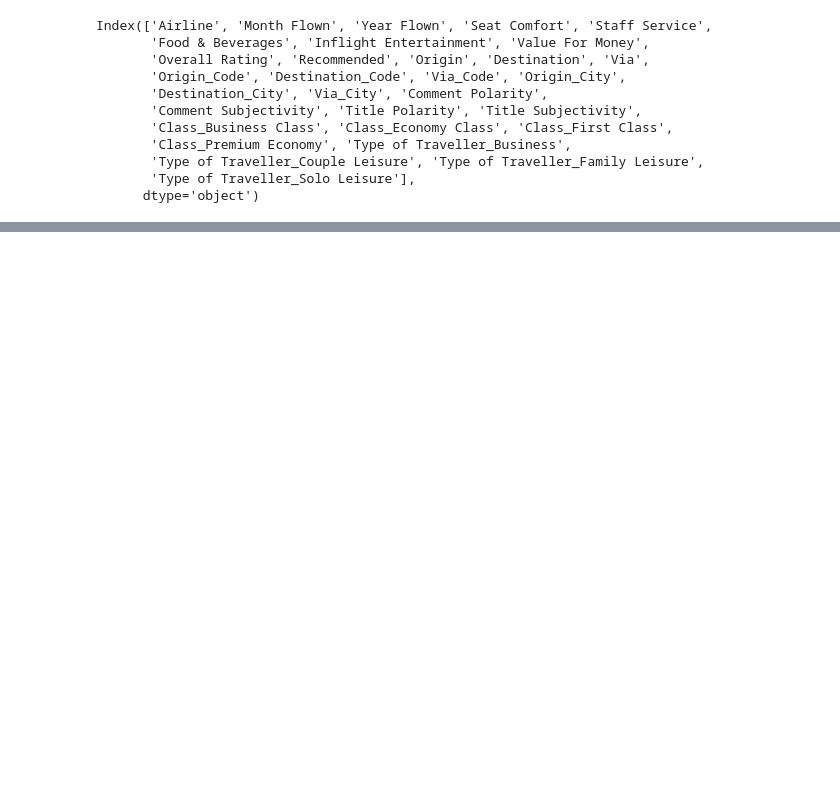
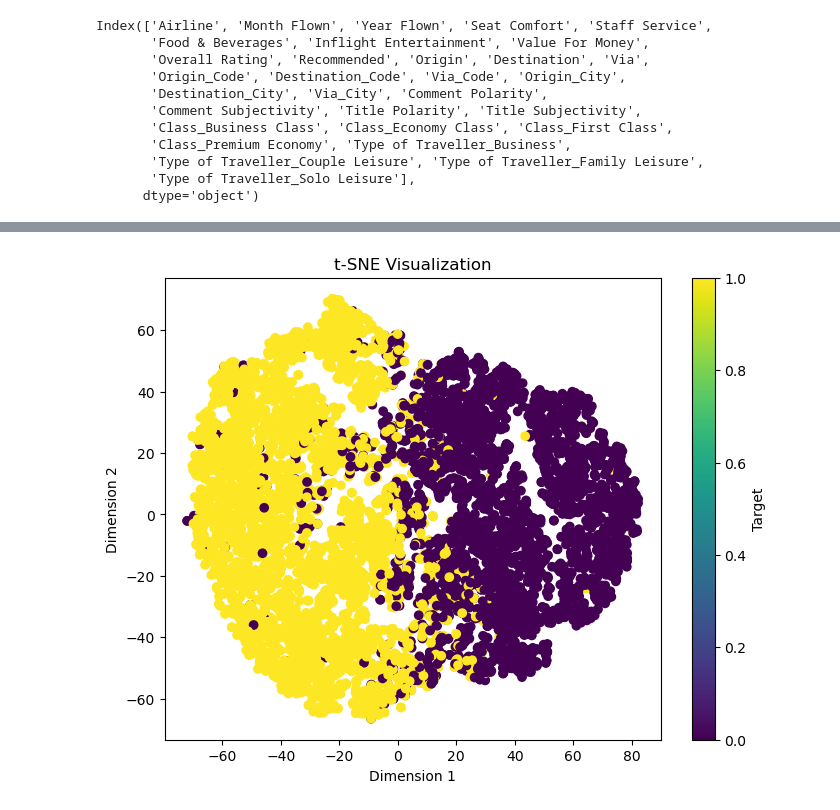
Before and after one commit to HasmigG/Airline_Passenger_Satisfaction_Analysis, a Jupyter notebook: etl_3.ipynb, the cells around one changed output, grey strips where cells are left out. Saved outputs shown, nothing was run; the diff lists cells and outputs as text; code cells hidden in the pictures; blank space fills up the shorter version.

```diff
--- a/etl_3.ipynb
+++ b/etl_3.ipynb
@@ -369,0 +448,18 @@ plt.show()
+# %%
+#neural network
+from sklearn.manifold import TSNE  # or from sklearn.decomposition import PCA
+
+# Assuming you have your feature matrix X and target labels y
+tsne = TSNE(n_components=2, random_state=42)  # or pca = PCA(n_components=2)
+X_transformed = tsne.fit_transform(X)  # or X_transformed = pca.fit_transform(X)
+
+# Plot the transformed data points
+plt.figure(figsize=(8, 6))
+plt.scatter(X_transformed[:, 0], X_transformed[:, 1], c=y, cmap='viridis')
+plt.xlabel('Dimension 1')
+plt.ylabel('Dimension 2')
+plt.title('t-SNE Visualization')  # or 'PCA Visualization'
+plt.colorbar(label='Target')
+plt.show()
+# %% [output]
+[figure, added]
```
Also changed, not shown: parts of 13 cells of this notebook.
